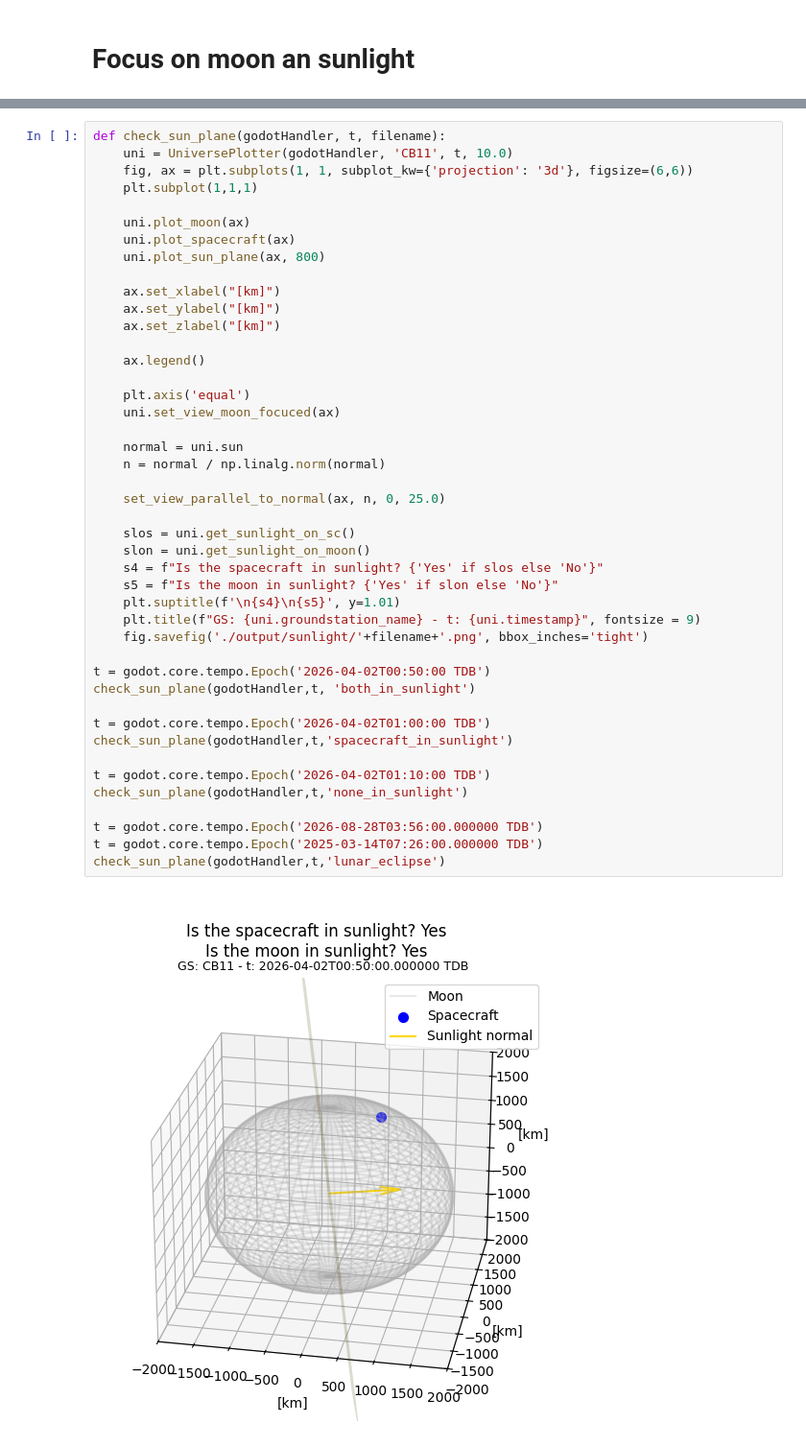
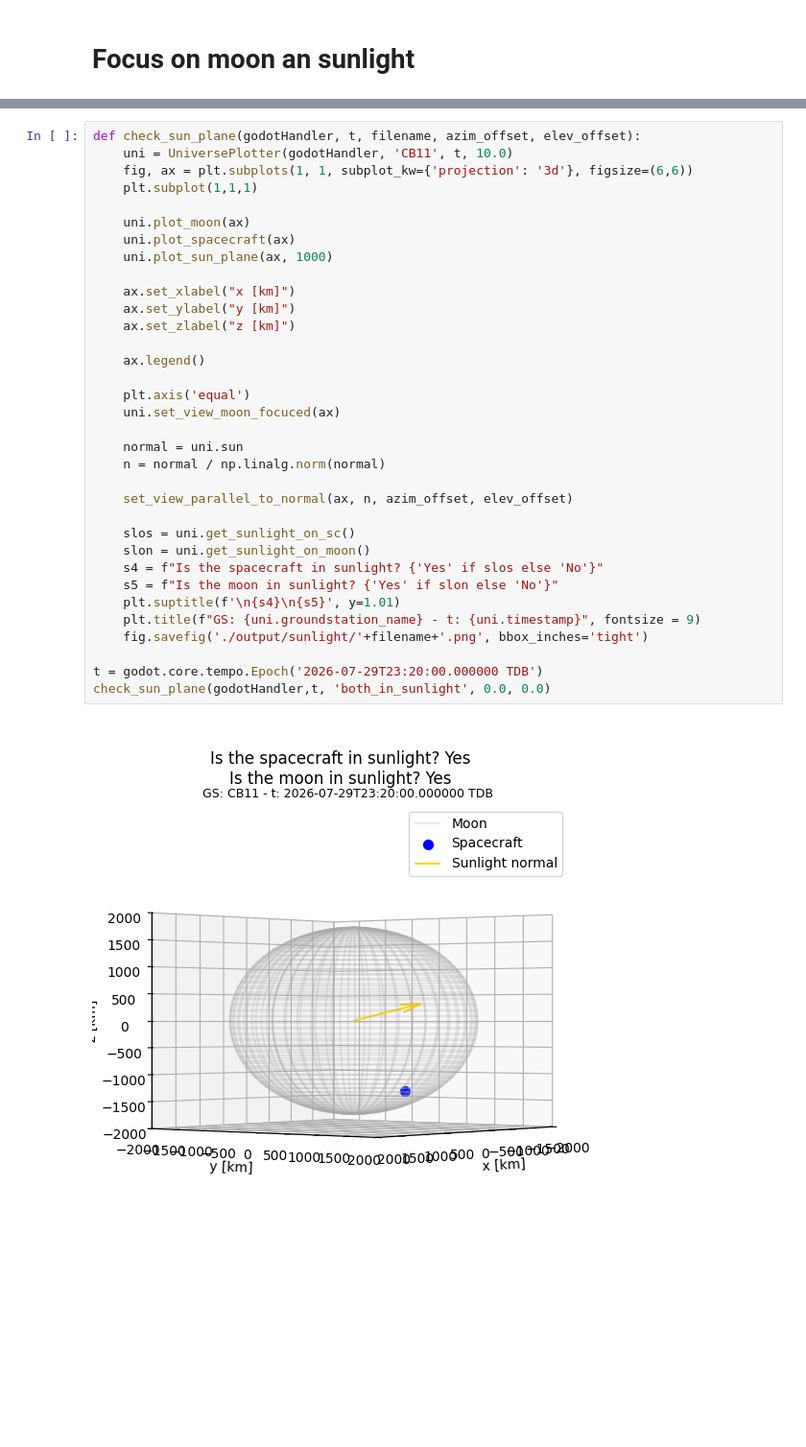
Before and after one commit to mani-sat/GODOTWork, a Jupyter notebook: sun_plane_plots.ipynb, the cells around one changed output, grey strips where cells are left out. Shown at 96% size. Saved outputs shown, nothing was run; the diff lists cells and outputs as text; blank space fills up the shorter version.

```diff
--- a/sun_plane_plots.ipynb
+++ b/sun_plane_plots.ipynb
@@ -47,48 +48,38 @@ def set_view_parallel_to_normal(ax, normal, ao, eo):
     elev, azim = vector_to_view_angles(side_vec, ao, eo)
     ax.view_init(elev=elev, azim=azim)
 # %%
-def check_sun_plane(godotHandler, t, filename):
+def check_sun_plane(godotHandler, t, filename, azim_offset, elev_offset):
     uni = UniversePlotter(godotHandler, 'CB11', t, 10.0)
     fig, ax = plt.subplots(1, 1, subplot_kw={'projection': '3d'}, figsize=(6,6))
     plt.subplot(1,1,1)
 
     uni.plot_moon(ax)
     uni.plot_spacecraft(ax)
-    uni.plot_sun_plane(ax, 800)
+    uni.plot_sun_plane(ax, 1000)
 
-    ax.set_xlabel("[km]")
-    ax.set_ylabel("[km]")
-    ax.set_zlabel("[km]")
+    ax.set_xlabel("x [km]")
+    ax.set_ylabel("y [km]")
+    ax.set_zlabel("z [km]")
 
     ax.legend()
 
     plt.axis('equal')
     uni.set_view_moon_focuced(ax)
 
     normal = uni.sun
     n = normal / np.linalg.norm(normal)
 
-    set_view_parallel_to_normal(ax, n, 0, 25.0)
+    set_view_parallel_to_normal(ax, n, azim_offset, elev_offset)
 
     slos = uni.get_sunlight_on_sc()
     slon = uni.get_sunlight_on_moon()
     s4 = f"Is the spacecraft in sunlight? {'Yes' if slos else 'No'}"
     s5 = f"Is the moon in sunlight? {'Yes' if slon else 'No'}"
     plt.suptitle(f'\n{s4}\n{s5}', y=1.01)
     plt.title(f"GS: {uni.groundstation_name} - t: {uni.timestamp}", fontsize = 9)
     fig.savefig('./output/sunlight/'+filename+'.png', bbox_inches='tight')
 
-t = godot.core.tempo.Epoch('2026-04-02T00:50:00 TDB')
-check_sun_plane(godotHandler,t, 'both_in_sunlight')
-
-t = godot.core.tempo.Epoch('2026-04-02T01:00:00 TDB')
-check_sun_plane(godotHandler,t,'spacecraft_in_sunlight')
-
-t = godot.core.tempo.Epoch('2026-04-02T01:10:00 TDB')
-check_sun_plane(godotHandler,t,'none_in_sunlight')
-
-t = godot.core.tempo.Epoch('2026-08-28T03:56:00.000000 TDB')
-t = godot.core.tempo.Epoch('2025-03-14T07:26:00.000000 TDB')
-check_sun_plane(godotHandler,t,'lunar_eclipse')
+t = godot.core.tempo.Epoch('2026-07-29T23:20:00.000000 TDB')
+check_sun_plane(godotHandler,t, 'both_in_sunlight', 0.0, 0.0)
 # %% [output]
-[figure, old version]
+[figure, new version]
```
Also changed, not shown: parts of 5 cells of this notebook, 5 other files.
